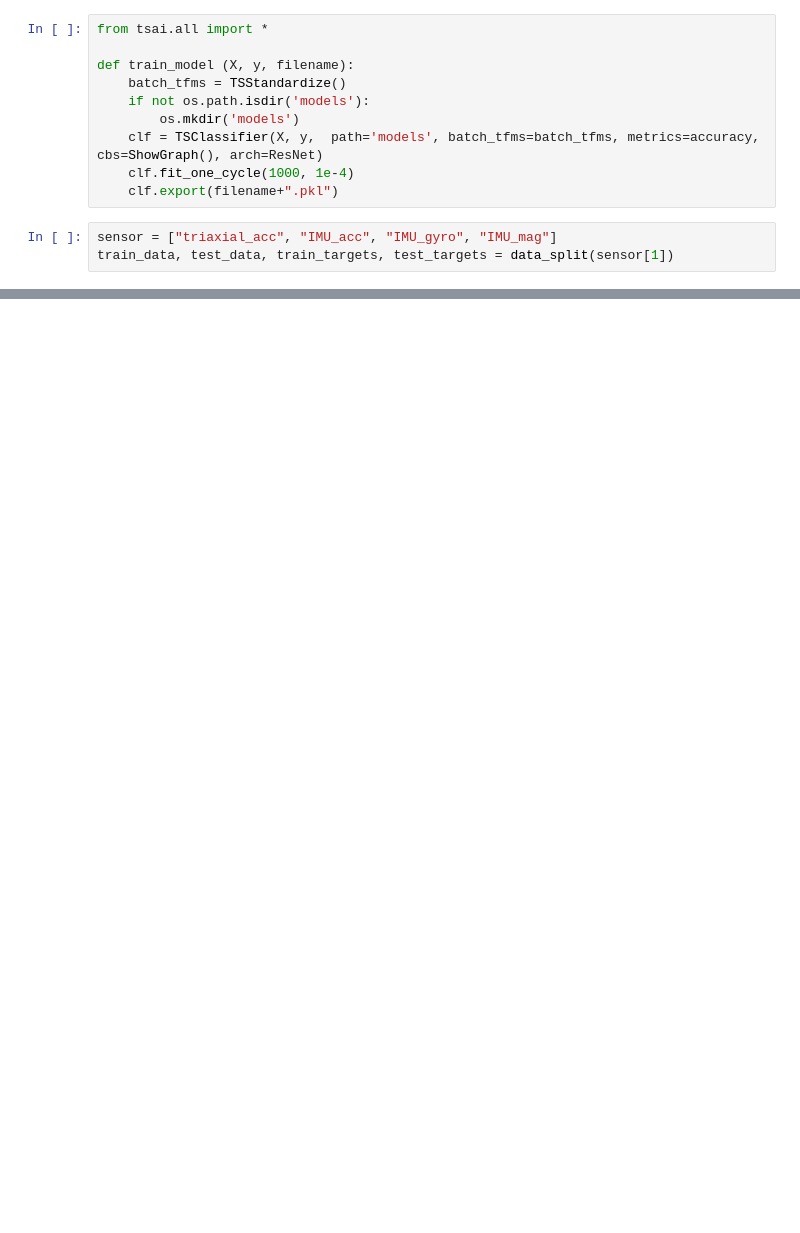
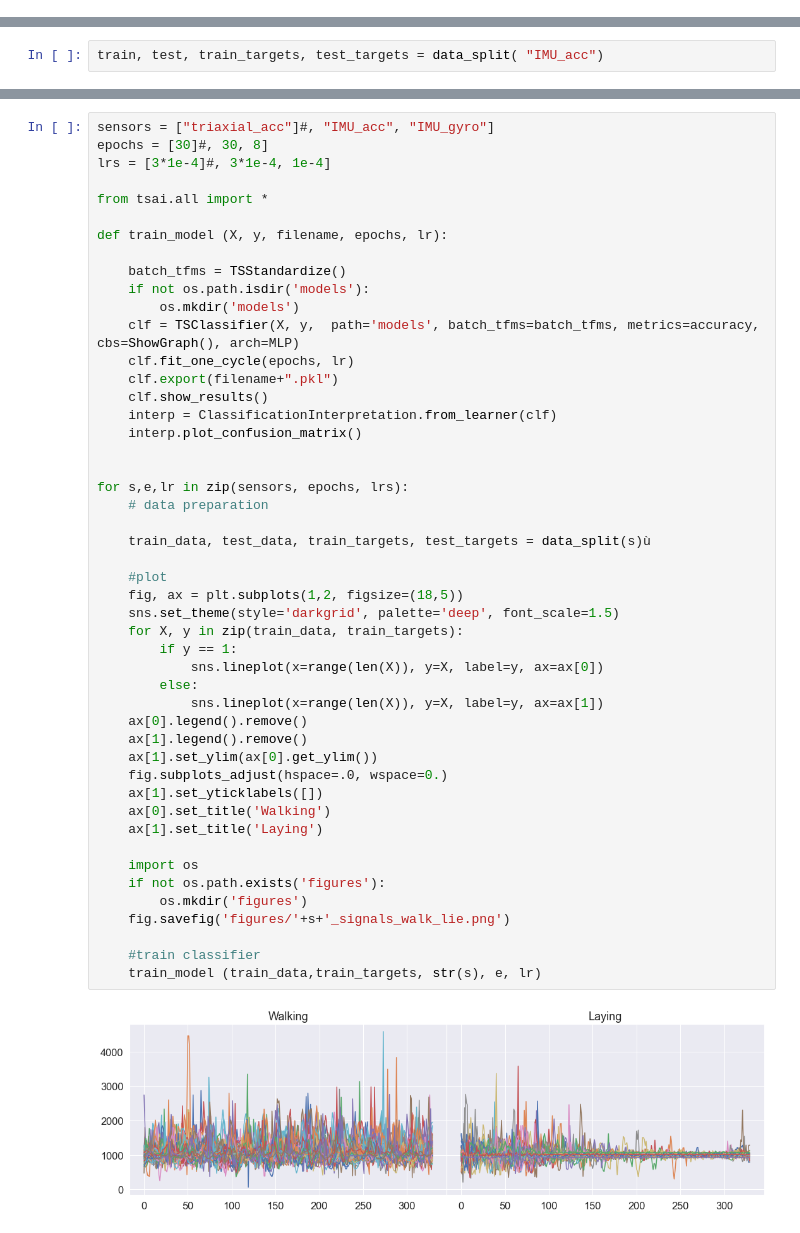
Before and after one commit to nicolezattarin/IoMT-efficient-information-distribution, a Jupyter notebook: clustering/WalkingLaying_classifier.ipynb, the cells around one changed output, grey strips where cells are left out. Drawn from its saved outputs; the diff is of its cells as text; blank space fills up the shorter version.

Commit message:
amplitude classifier

```diff
--- a/clustering/WalkingLaying_classifier.ipynb
+++ b/clustering/WalkingLaying_classifier.ipynb
@@ -236,16 +56,3 @@ def data_split(sensor, split = 0.8):
     test_targets = targets[int(len(targets)*split):]
 
     return train_data, test_data, train_targets, test_targets
-# %%
-from tsai.all import *
-
-def train_model (X, y, filename):
-    batch_tfms = TSStandardize()
-    if not os.path.isdir('models'):
-        os.mkdir('models')
-    clf = TSClassifier(X, y,  path='models', batch_tfms=batch_tfms, metrics=accuracy, cbs=ShowGraph(), arch=ResNet)
-    clf.fit_one_cycle(1000, 1e-4)
-    clf.export(filename+".pkl")
-# %%
-sensor = ["triaxial_acc", "IMU_acc", "IMU_gyro", "IMU_mag"]
-train_data, test_data, train_targets, test_targets = data_split(sensor[1])
@@ -277,0 +59,2 @@ KeyboardInterrupt:
+# %%
+train, test, train_targets, test_targets = data_split( "IMU_acc")
@@ -277,0 +84,50 @@ KeyboardInterrupt:
+# %%
+sensors = ["triaxial_acc"]#, "IMU_acc", "IMU_gyro"]
+epochs = [30]#, 30, 8]
+lrs = [3*1e-4]#, 3*1e-4, 1e-4]
+
+from tsai.all import *
+
+def train_model (X, y, filename, epochs, lr):
+
+    batch_tfms = TSStandardize()
+    if not os.path.isdir('models'):
+        os.mkdir('models')
+    clf = TSClassifier(X, y,  path='models', batch_tfms=batch_tfms, metrics=accuracy, cbs=ShowGraph(), arch=MLP)
+    clf.fit_one_cycle(epochs, lr)
+    clf.export(filename+".pkl")
+    clf.show_results()
+    interp = ClassificationInterpretation.from_learner(clf)
+    interp.plot_confusion_matrix()
+
+
+for s,e,lr in zip(sensors, epochs, lrs):
+    # data preparation
+
+    train_data, test_data, train_targets, test_targets = data_split(s)ù
+
+    #plot
+    fig, ax = plt.subplots(1,2, figsize=(18,5))
+    sns.set_theme(style='darkgrid', palette='deep', font_scale=1.5)
+    for X, y in zip(train_data, train_targets):
+        if y == 1:
+            sns.lineplot(x=range(len(X)), y=X, label=y, ax=ax[0])
+        else:
+            sns.lineplot(x=range(len(X)), y=X, label=y, ax=ax[1])
+    ax[0].legend().remove()
+    ax[1].legend().remove()
+    ax[1].set_ylim(ax[0].get_ylim())
+    fig.subplots_adjust(hspace=.0, wspace=0.)
+    ax[1].set_yticklabels([])
+    ax[0].set_title('Walking')
+    ax[1].set_title('Laying')
+
+    import os
+    if not os.path.exists('figures'):
+        os.mkdir('figures')
+    fig.savefig('figures/'+s+'_signals_walk_lie.png')
+
+    #train classifier
+    train_model (train_data,train_targets, str(s), e, lr)
+# %% [output]
+[figure, added]
```
Also changed, not shown: parts of 10 cells of this notebook, 1 other file.
